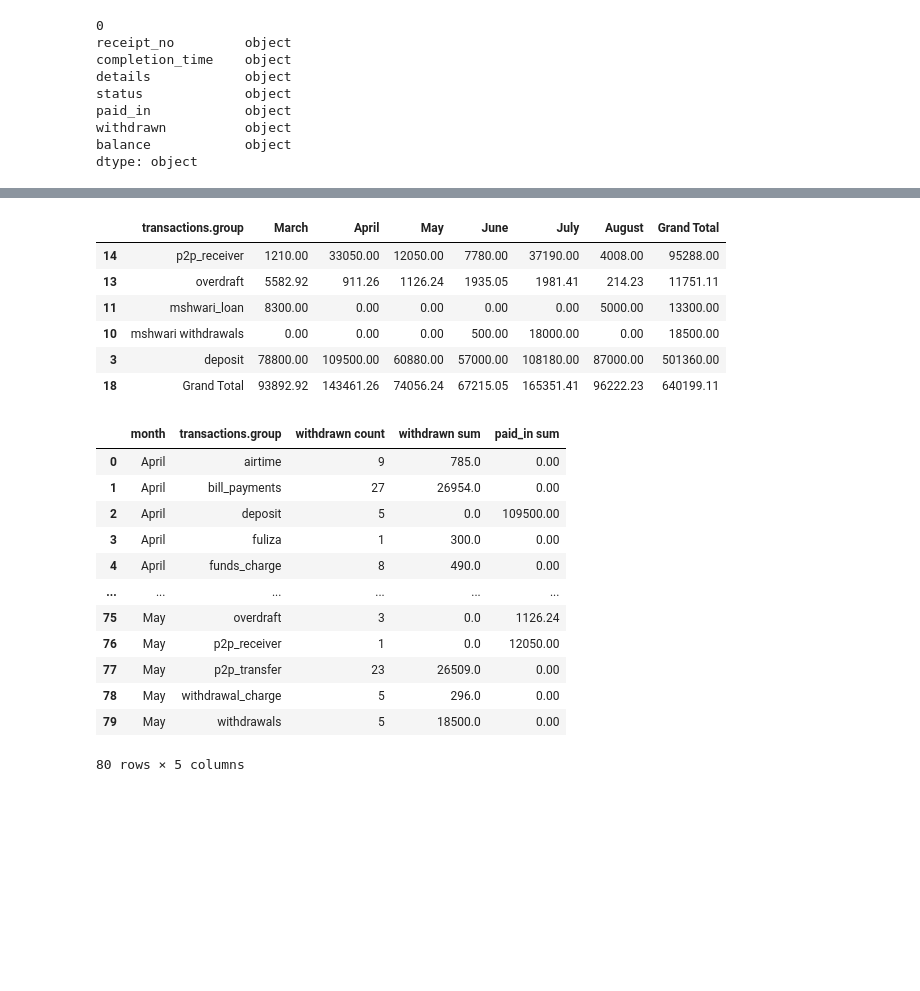
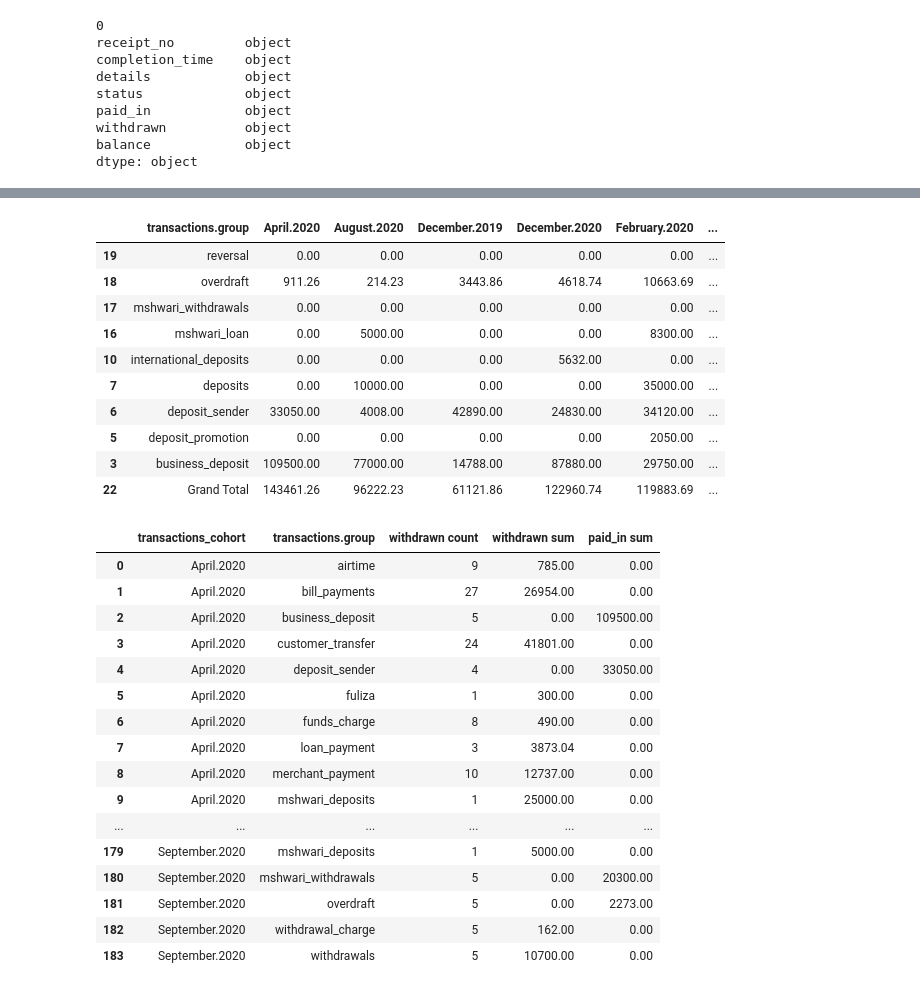
Before and after one commit to LangatGilbert/100daysofcode, a Jupyter notebook: mpesa_analysis/code/file extraction in pdf.ipynb, the cells around one changed output, grey strips where cells are left out. Saved outputs shown, nothing was run; the diff lists cells and outputs as text; code cells hidden in the pictures; blank space fills up the shorter version.

```diff
--- a/mpesa_analysis/code/file extraction in pdf.ipynb
+++ b/mpesa_analysis/code/file extraction in pdf.ipynb
@@ -226,5 +235,5 @@ df.head()
 # %%
 print(df.columns)
 df.rename(columns = {'Receipt No.':'receipt_no','Completion Time':'completion_time',
-                          'Details':'details','Transaction':'status', 'Paid In':'paid_in', 'Withdrawn':'withdrawn', 'Balance':'balance'}, inplace = True)
+                          'Details':'details','Transaction\rStatus':'status', 'Paid In':'paid_in', 'Withdrawn':'withdrawn', 'Balance':'balance'}, inplace = True)
 # %% [output]
@@ -244,6 +253,9 @@ df.head()
 #drop row with null receipt number
 #mpesa_df = mpesa.dropna(subset = ['Receipt No.'], how='all', inplace=True)
 mpesa_df = df[df['receipt_no'].notna()]
+# %%
+#clean the text columns
+mpesa_df['details'] = mpesa_df['details'].str.replace('\r',' ')
 # %%
 print(mpesa_df.shape)
 mpesa_df.head()
@@ -303,8 +315,11 @@ mpesa_df['completion_time']= pd.to_datetime(mpesa_df['completion_time'])
 mpesa_df['details'] = mpesa_df['details'].astype(str)
 # %%
 #extract month transaction
+mpesa_df['year'] = mpesa_df['completion_time'].dt.year
 mpesa_df['month'] = mpesa_df['completion_time'].dt.month
 mpesa_df['month'] = mpesa_df['month'].apply(lambda x: calendar.month_name[x])
+
+mpesa_df['transactions_cohort']= mpesa_df['month'].astype(str) + "." + mpesa_df['year'].astype(str)
 # %%
 #sorting df by date
 mpesa_df=mpesa_df.sort_values(by=['completion_time'],ascending =True)
@@ -338,13 +353,15 @@ for index, row in mpesa_df.iterrows():
     if 'Funds Charge' in row['details']:
         text_group.append('funds_charge')
     elif 'Business Payment from' in row['details']:
-        text_group.append('deposit')
+        text_group.append('business_deposit')
     elif 'Loan Repayment' in row['details']:
         text_group.append('loan_payment')
+    elif 'Receive International Transfer From' in row['details']:
+        text_group.append('international_deposits')
     elif 'Airtime' in row['details']:
         text_group.append('airtime')
     elif 'Customer Transfer to' in row['details']:
-        text_group.append('p2p_transfer')
+        text_group.append('customer_transfer')
     elif 'Customer Transfer Fuliza' in row['details']:
         text_group.append('fuliza')
     elif 'Customer Withdrawal At' in row['details']:
@@ -360,23 +377,23 @@ for index, row in mpesa_df.iterrows():
     elif 'Merchant Payment' in row['details']:
         text_group.append('merchant_payment')
     elif 'Funds received from' in row['details']:
-        text_group.append('p2p_receiver')
+        text_group.append('deposit_sender')
     elif 'OverDraft' in row['details']:
         text_group.append('overdraft')
     elif 'Promotion Payment from' in row['details']:
-        text_group.append('deposit')
+        text_group.append('deposit_promotion')
     elif 'Deposit of Funds at ' in row['details']:
-        text_group.append('deposit')
+        text_group.append('deposits')
     elif 'M-Shwari Deposit' in row['details']:
-        text_group.append('mshwari deposits')
+        text_group.append('mshwari_deposits')
     elif 'M-Shwari Withdraw' in row['details']:
-        text_group.append('mshwari withdrawals ')
+        text_group.append('mshwari_withdrawals ')
     elif 'Pay Merchant Charge' in row['details']:
         text_group.append('mechant_charges')
     elif 'Reversal' in row['details']:
-        text_group.append('deposit')
+        text_group.append('reversal')
     elif 'M-Shwari Lock Deposit' in row['details']:
-        text_group.append('mshwari_lock')
+        text_group.append('mshwari_deposit')
     elif 'M-Shwari Loan Disburse' in row['details']:
         text_group.append('mshwari_loan')
     else :
@@ -470,31 +449,35 @@ table2
 # %%
 #undersanding the performance of various transactions groups over time
-table_deposits = pd.pivot_table(mpesa_df,index=['transactions.group'],columns = ['month'],
+table_deposits = pd.pivot_table(mpesa_df,index=['transactions.group'],columns = ['transactions_cohort'],
                        values = ['paid_in'],aggfunc={'paid_in':np.sum},
                       margins=True,margins_name='Grand Total').reset_index()
 
 
 table_deposits.columns = [' '.join(col).strip() for col in table_deposits.columns.values]
 table_deposits = table_deposits.sort_values('transactions.group', ascending=False)
 table_deposits.columns = table_deposits.columns.str.replace("paid_in ", "")
 table_deposits = table_deposits[table_deposits['Grand Total'] !=0].fillna(0)
 
 #columns reordering
-table_deposits = table_deposits[['transactions.group','March', 'April', 'May', 'June', 'July', 'August','Grand Total']]
+#table_deposits = table_deposits[['transactions.group','March', 'April', 'May', 'June', 'July', 'August','Grand Total']]
 
 
 table_deposits
 # %% [output]
-|  | transactions.group | March | April | May | June | July | August | Grand Total |
-| 14 | p2p_receiver | 1210.00 | 33050.00 | 12050.00 | 7780.00 | 37190.00 | 4008.00 | 95288.00 |
-| 13 | overdraft | 5582.92 | 911.26 | 1126.24 | 1935.05 | 1981.41 | 214.23 | 11751.11 |
-| 11 | mshwari_loan | 8300.00 | 0.00 | 0.00 | 0.00 | 0.00 | 5000.00 | 13300.00 |
-| 10 | mshwari withdrawals | 0.00 | 0.00 | 0.00 | 500.00 | 18000.00 | 0.00 | 18500.00 |
-| 3 | deposit | 78800.00 | 109500.00 | 60880.00 | 57000.00 | 108180.00 | 87000.00 | 501360.00 |
-| 18 | Grand Total | 93892.92 | 143461.26 | 74056.24 | 67215.05 | 165351.41 | 96222.23 | 640199.11 |
+|  | transactions.group | April.2020 | August.2020 | December.2019 | December.2020 | February.2020 | ... |
+| 19 | reversal | 0.00 | 0.00 | 0.00 | 0.00 | 0.00 | ... |
+| 18 | overdraft | 911.26 | 214.23 | 3443.86 | 4618.74 | 10663.69 | ... |
+| 17 | mshwari_withdrawals | 0.00 | 0.00 | 0.00 | 0.00 | 0.00 | ... |
+| 16 | mshwari_loan | 0.00 | 5000.00 | 0.00 | 0.00 | 8300.00 | ... |
+| 10 | international_deposits | 0.00 | 0.00 | 0.00 | 5632.00 | 0.00 | ... |
+| 7 | deposits | 0.00 | 10000.00 | 0.00 | 0.00 | 35000.00 | ... |
+| 6 | deposit_sender | 33050.00 | 4008.00 | 42890.00 | 24830.00 | 34120.00 | ... |
+| 5 | deposit_promotion | 0.00 | 0.00 | 0.00 | 0.00 | 2050.00 | ... |
+| 3 | business_deposit | 109500.00 | 77000.00 | 14788.00 | 87880.00 | 29750.00 | ... |
+| 22 | Grand Total | 143461.26 | 96222.23 | 61121.86 | 122960.74 | 119883.69 | ... |
 # %%
 # Group the data frame by month and item and extract a number of stats from each group
-mpesa_agg =mpesa_df.groupby(['month','transactions.group'], as_index= False).agg({
+mpesa_agg =mpesa_df.groupby(['transactions_cohort','transactions.group'], as_index= False).agg({
         # Find the min, max, and sum of the duration column
         'withdrawn': ["count", sum],
         # find the number of network type entries
@@ -509,17 +492,21 @@ mpesa_agg.columns = [' '.join(col).strip() for col in mpesa_agg.columns.values]
 mpesa_agg = mpesa_agg.where(pd.notnull(mpesa_agg), None)
 mpesa_agg
 # %% [output]
-|  | month | transactions.group | withdrawn count | withdrawn sum | paid_in sum |
-| 0 | April | airtime | 9 | 785.0 | 0.00 |
-| 1 | April | bill_payments | 27 | 26954.0 | 0.00 |
-| 2 | April | deposit | 5 | 0.0 | 109500.00 |
-| 3 | April | fuliza | 1 | 300.0 | 0.00 |
-| 4 | April | funds_charge | 8 | 490.0 | 0.00 |
+|  | transactions_cohort | transactions.group | withdrawn count | withdrawn sum | paid_in sum |
+| 0 | April.2020 | airtime | 9 | 785.00 | 0.00 |
+| 1 | April.2020 | bill_payments | 27 | 26954.00 | 0.00 |
+| 2 | April.2020 | business_deposit | 5 | 0.00 | 109500.00 |
+| 3 | April.2020 | customer_transfer | 24 | 41801.00 | 0.00 |
+| 4 | April.2020 | deposit_sender | 4 | 0.00 | 33050.00 |
+| 5 | April.2020 | fuliza | 1 | 300.00 | 0.00 |
+| 6 | April.2020 | funds_charge | 8 | 490.00 | 0.00 |
+| 7 | April.2020 | loan_payment | 3 | 3873.04 | 0.00 |
+| 8 | April.2020 | merchant_payment | 10 | 12737.00 | 0.00 |
+| 9 | April.2020 | mshwari_deposits | 1 | 25000.00 | 0.00 |
 | ... | ... | ... | ... | ... | ... |
-| 75 | May | overdraft | 3 | 0.0 | 1126.24 |
-| 76 | May | p2p_receiver | 1 | 0.0 | 12050.00 |
-| 77 | May | p2p_transfer | 23 | 26509.0 | 0.00 |
-| 78 | May | withdrawal_charge | 5 | 296.0 | 0.00 |
-| 79 | May | withdrawals | 5 | 18500.0 | 0.00 |
+| 179 | September.2020 | mshwari_deposits | 1 | 5000.00 | 0.00 |
+| 180 | September.2020 | mshwari_withdrawals | 5 | 0.00 | 20300.00 |
+| 181 | September.2020 | overdraft | 5 | 0.00 | 2273.00 |
+| 182 | September.2020 | withdrawal_charge | 5 | 162.00 | 0.00 |
+| 183 | September.2020 | withdrawals | 5 | 10700.00 | 0.00 |
-80 rows × 5 columns
 # %%
```
Also changed, not shown: parts of 28 cells of this notebook, 12 other files.
